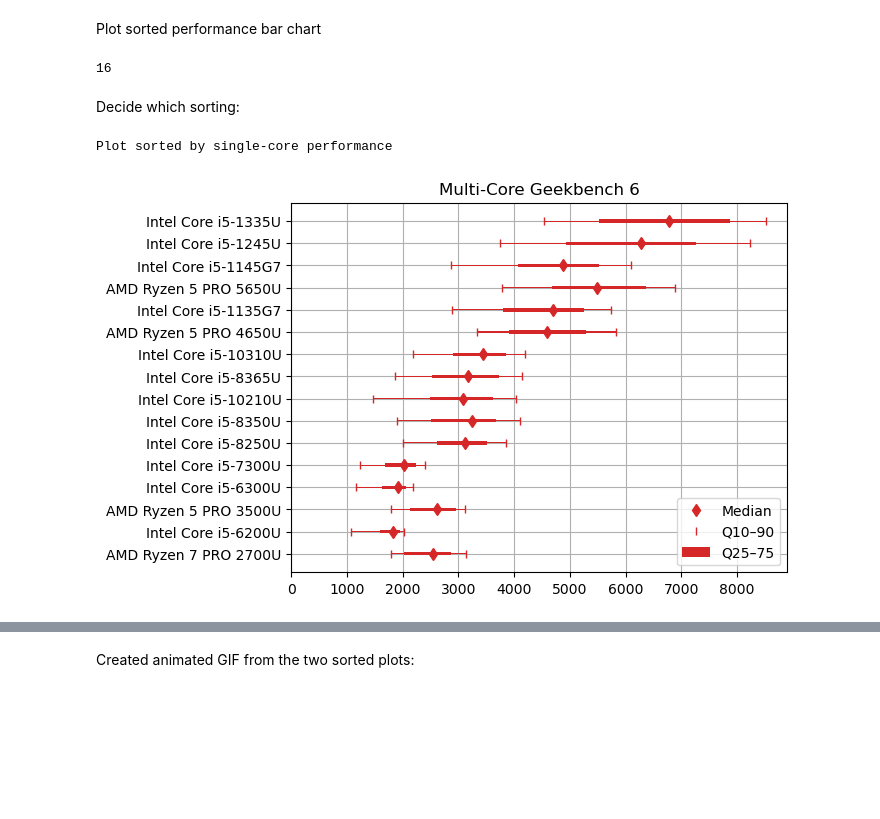
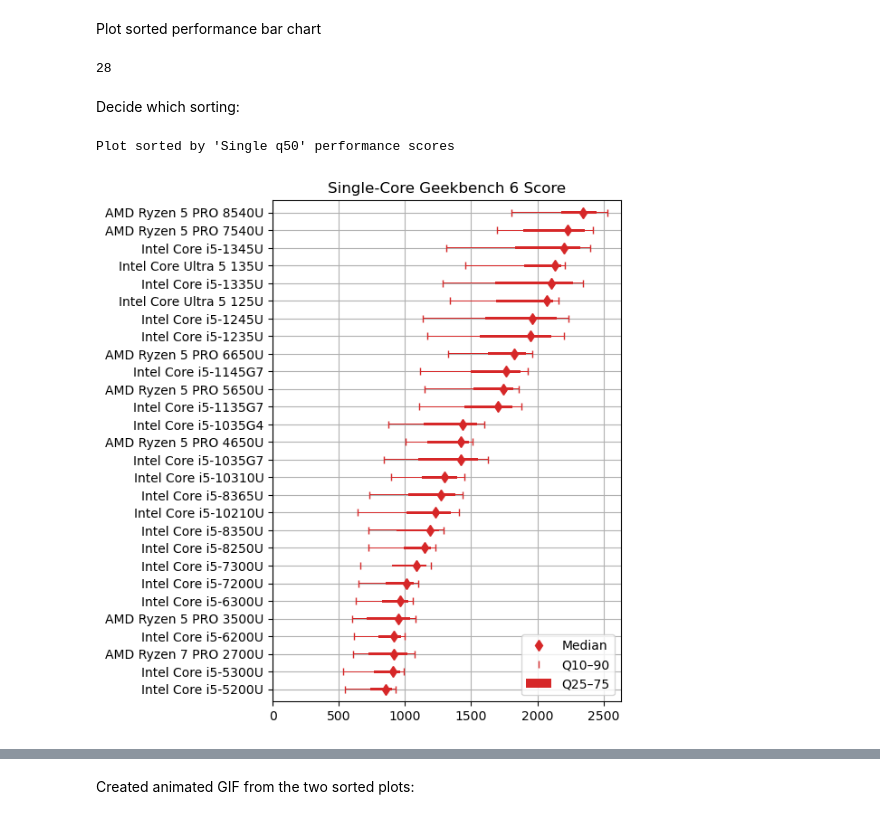
Before and after one commit to pierre-haessig/notebook-cpu-performance, a Jupyter notebook: Retrieve_geekbench.ipynb, the cells around one changed output, grey strips where cells are left out. Saved outputs shown, nothing was run; the diff lists cells and outputs as text; code cells hidden in the pictures; blank space fills up the shorter version.

Commit message:
expand CPU stats to new models

```diff
--- a/Retrieve_geekbench.ipynb
+++ b/Retrieve_geekbench.ipynb
@@ -330,33 +376,54 @@ all_stats.loc[cpu_list_all].to_csv('CPUs_GB6_stats.csv')
 Plot sorted performance bar chart
 # %%
 cpu_list_plot = [
+    'Intel Core i5-5200U',
+    'Intel Core i5-5300U',
     'Intel Core i5-6200U',
     'Intel Core i5-6300U',
+    'Intel Core i5-7200U',
     'Intel Core i5-7300U',
     'Intel Core i5-8250U',
     'Intel Core i5-8350U',
     'Intel Core i5-8365U',
-    #'Intel Core i5-9400H', # not a U-series processor
+    #'Intel Core i5-9400H',
     'Intel Core i5-10210U',
     'Intel Core i5-10310U',
+    'Intel Core i5-1035G4',
+    'Intel Core i5-1035G7',
     'Intel Core i5-1135G7',
     'Intel Core i5-1145G7',
+    'Intel Core i5-1235U',
     'Intel Core i5-1245U',
     'Intel Core i5-1335U',
+    'Intel Core i5-1345U',
+    'Intel Core Ultra 5 125U',
+    'Intel Core Ultra 5 135U',
+    #'Intel Core Ultra 5 125H',
+    #'Intel Core Ultra 5 135H',
+    # AMD
     'AMD Ryzen 7 PRO 2700U',
     'AMD Ryzen 5 PRO 3500U',
     'AMD Ryzen 5 PRO 4650U',
     'AMD Ryzen 5 PRO 5650U',
+    'AMD Ryzen 5 PRO 6650U',
+    'AMD Ryzen 5 PRO 7540U',
+    'AMD Ryzen 5 PRO 8540U'
 ]
+
 stats_plot = all_stats.loc[cpu_list_plot]
 len(stats_plot)
 # %% [output]
-16
+28
 # %%
-def plot_stats(df, perf_index, ax=None, color='tab:blue'):
+def plot_stats(df, perf_index, sort_by=None, ax=None, color='tab:blue'):
+    if sort_by is not None:
+        print(f"Plot sorted by '{sort_by}' performance scores")
+        df = df.sort_values(sort_by)
+
     if ax is None:
-        fig, ax = plt.subplots()
-    ax.set(title=f'{perf_index}-Core Geekbench 6')
+        fig, ax = plt.subplots(figsize=(6, 1+len(df)/5.3))
+
+    ax.set(title=f'{perf_index}-Core Geekbench 6 Score')
     ax.plot(df[f'{perf_index} q50'], df.index, 'd', color=color, label='Median')
     ax.barh(df.index, left=df[f'{perf_index} q25'], width=df[f'{perf_index} q75']-df[f'{perf_index} q25'], height=0.15, zorder=2, label='Q25–75', color=color)
     ax.plot(df[f'{perf_index} q90'], df.index, '|', color=color, label='Q10–90')
@@ -371,20 +438,15 @@ def plot_stats(df, perf_index, ax=None, color='tab:blue'):
     ax.grid(True)
     ax.legend(loc='lower right')
     ax.set_xlim(xmin=0)
+    ax.set_ylim(-0.7, len(df)-0.3)
 # %% [markdown]
 Decide which sorting:
 # %%
-sortby = 'single'
-
-if sortby == 'single':
-    stats_plot = stats_plot.sort_values('Single q50')
-elif sortby == 'multi':
-    stats_plot = stats_plot.sort_values('Multi q50')
-print(f'Plot sorted by {sortby}-core performance')
+sort_by = 'Single q50'
-# %% [output]
-Plot sorted by single-core performance
 # %%
-plot_stats(stats_plot, 'Multi', color='tab:red')
+plot_stats(stats_plot, 'Single', sort_by=sort_by, color='tab:red')
+plt.tight_layout()
 # %% [output]
+Plot sorted by 'Single q50' performance scores
-[figure, old version]
+[figure, new version]
 # %%
```
Also changed, not shown: parts of 19 cells of this notebook, 25 other files.
